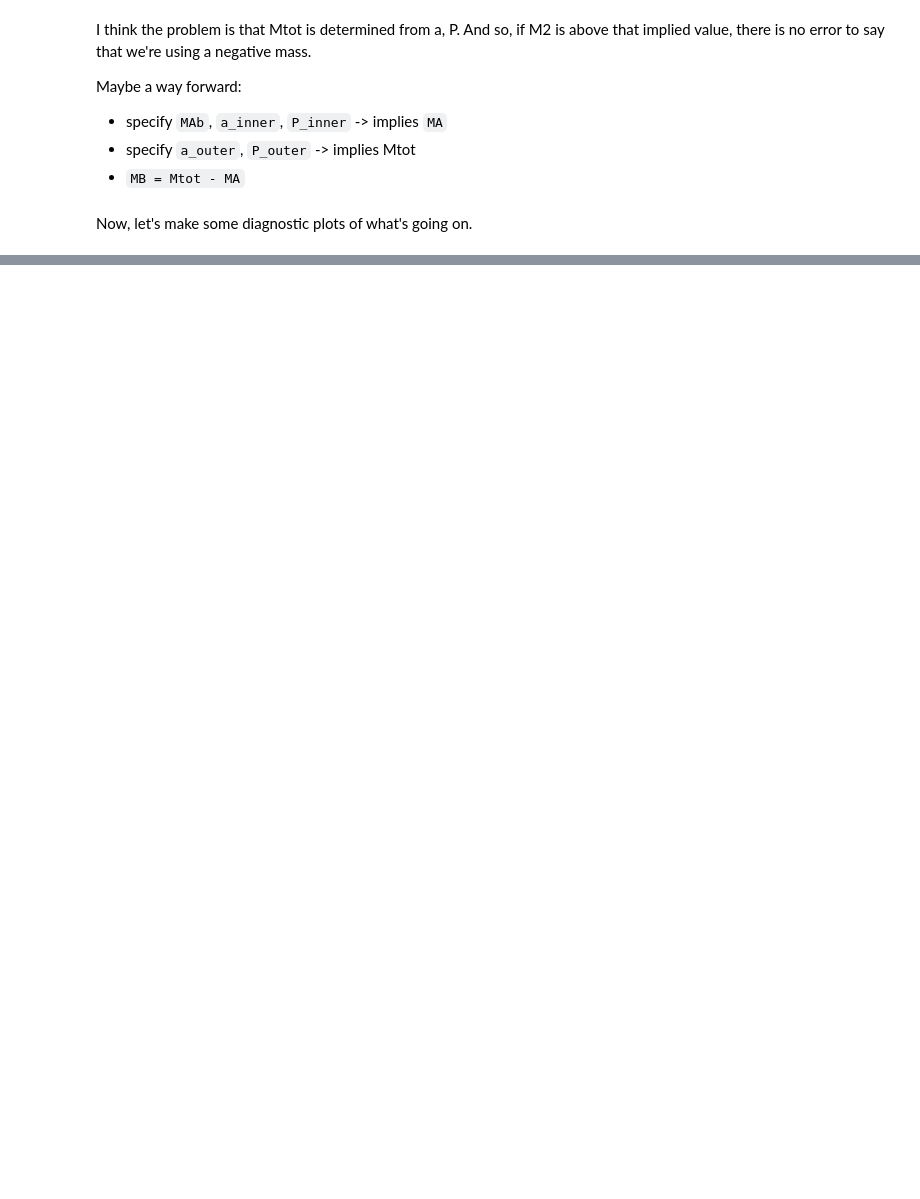
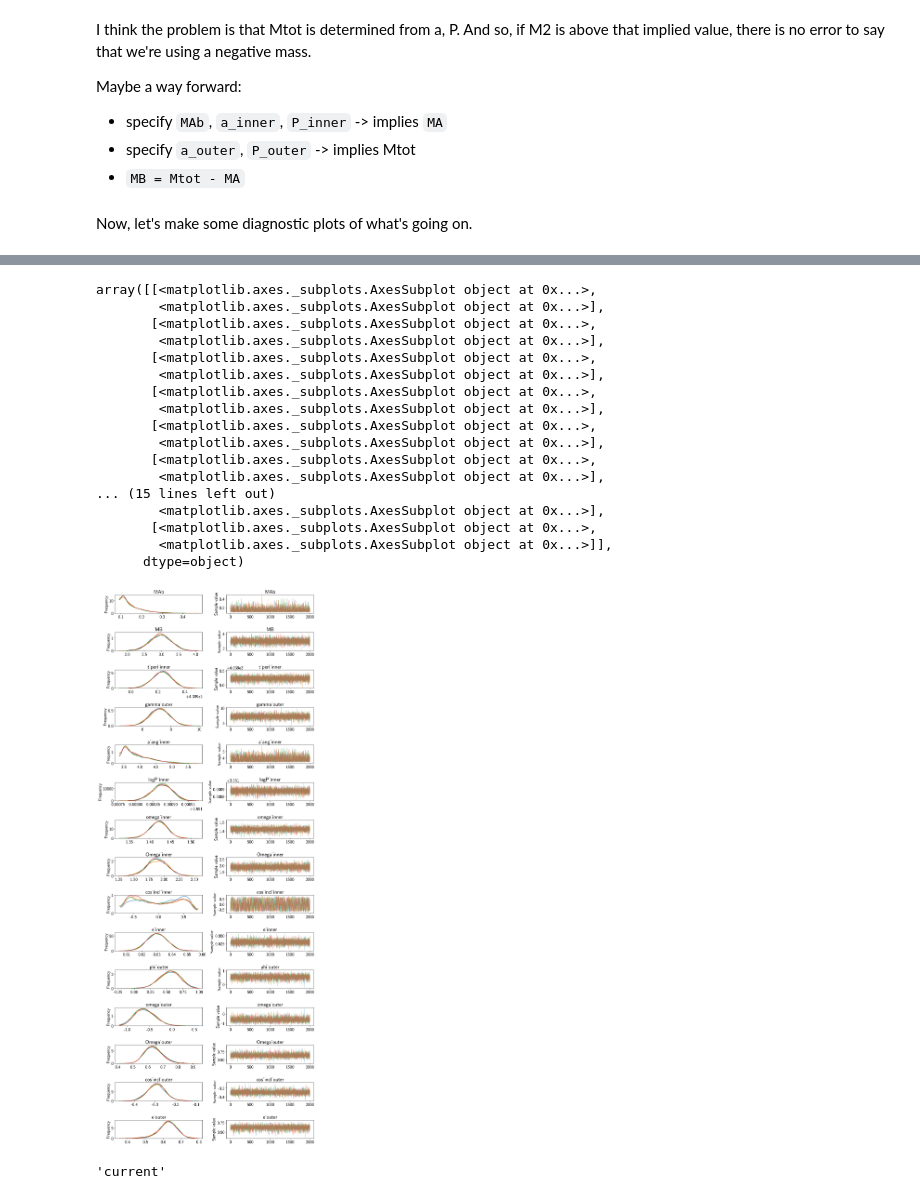
Before and after one commit to iancze/TWA-3-orbit, a Jupyter notebook: joint/Joint stellar fit.ipynb, the cells around one changed output, grey strips where cells are left out. Drawn from its saved outputs; the diff is of its cells as text; code cells hidden in the pictures; blank space fills up the shorter version.

```diff
--- a/joint/Joint stellar fit.ipynb
+++ b/joint/Joint stellar fit.ipynb
@@ -488,0 +548,6 @@ jd0
+# %%
+# now let's actually explore the posterior for real
+sampler = xo.PyMC3Sampler(finish=400, chains=4)
+with model:
+    burnin = sampler.tune(tune=2000, start=map_sol2, step_kwargs=dict(target_accept=0.9))
+    trace = sampler.sample(draws=2000)
@@ -488,0 +583,27 @@ jd0
+# %%
+vars = ["MAb", "MB", "t_peri_inner", "gamma_outer", "a_ang_inner", "logP_inner", "omega_inner", "Omega_inner",
+    "cos_incl_inner", "e_inner", "phi_outer", "omega_outer", "Omega_outer", "cos_incl_outer", "e_outer"]
+pm.traceplot(trace, varnames=vars)
+# %% [output]
+array([[<matplotlib.axes._subplots.AxesSubplot object at 0x...>,
+        <matplotlib.axes._subplots.AxesSubplot object at 0x...>],
+       [<matplotlib.axes._subplots.AxesSubplot object at 0x...>,
+        <matplotlib.axes._subplots.AxesSubplot object at 0x...>],
+       [<matplotlib.axes._subplots.AxesSubplot object at 0x...>,
+        <matplotlib.axes._subplots.AxesSubplot object at 0x...>],
+       [<matplotlib.axes._subplots.AxesSubplot object at 0x...>,
+        <matplotlib.axes._subplots.AxesSubplot object at 0x...>],
+       [<matplotlib.axes._subplots.AxesSubplot object at 0x...>,
+        <matplotlib.axes._subplots.AxesSubplot object at 0x...>],
+       [<matplotlib.axes._subplots.AxesSubplot object at 0x...>,
+        <matplotlib.axes._subplots.AxesSubplot object at 0x...>],
+... (15 lines left out)
+        <matplotlib.axes._subplots.AxesSubplot object at 0x...>],
+       [<matplotlib.axes._subplots.AxesSubplot object at 0x...>,
+        <matplotlib.axes._subplots.AxesSubplot object at 0x...>]],
+      dtype=object)
+[figure, added]
+# %%
+pm.backends.ndarray.save_trace(trace, directory="current", overwrite=True)
+# %% [output]
+'current'
```
Also changed, not shown: parts of 14 cells of this notebook.
